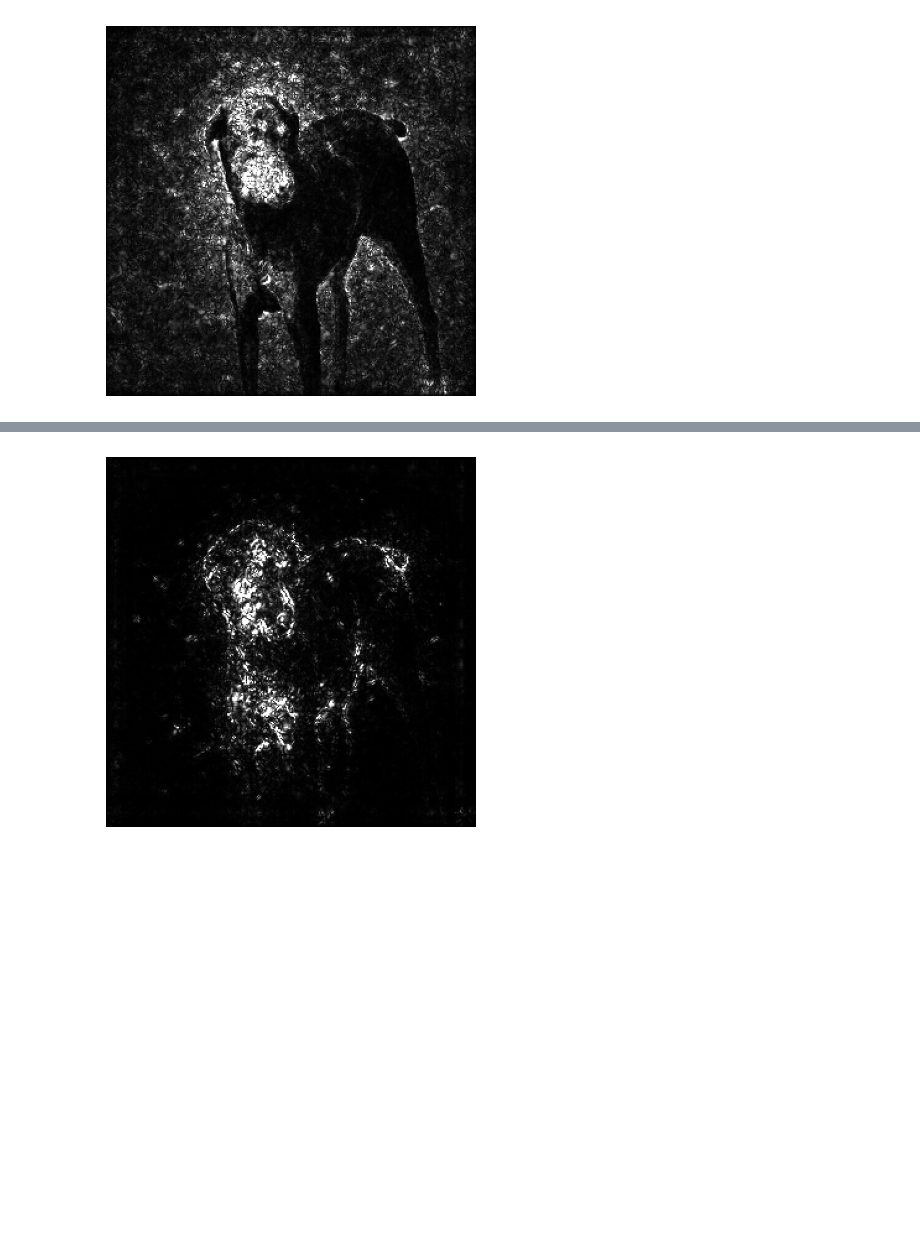
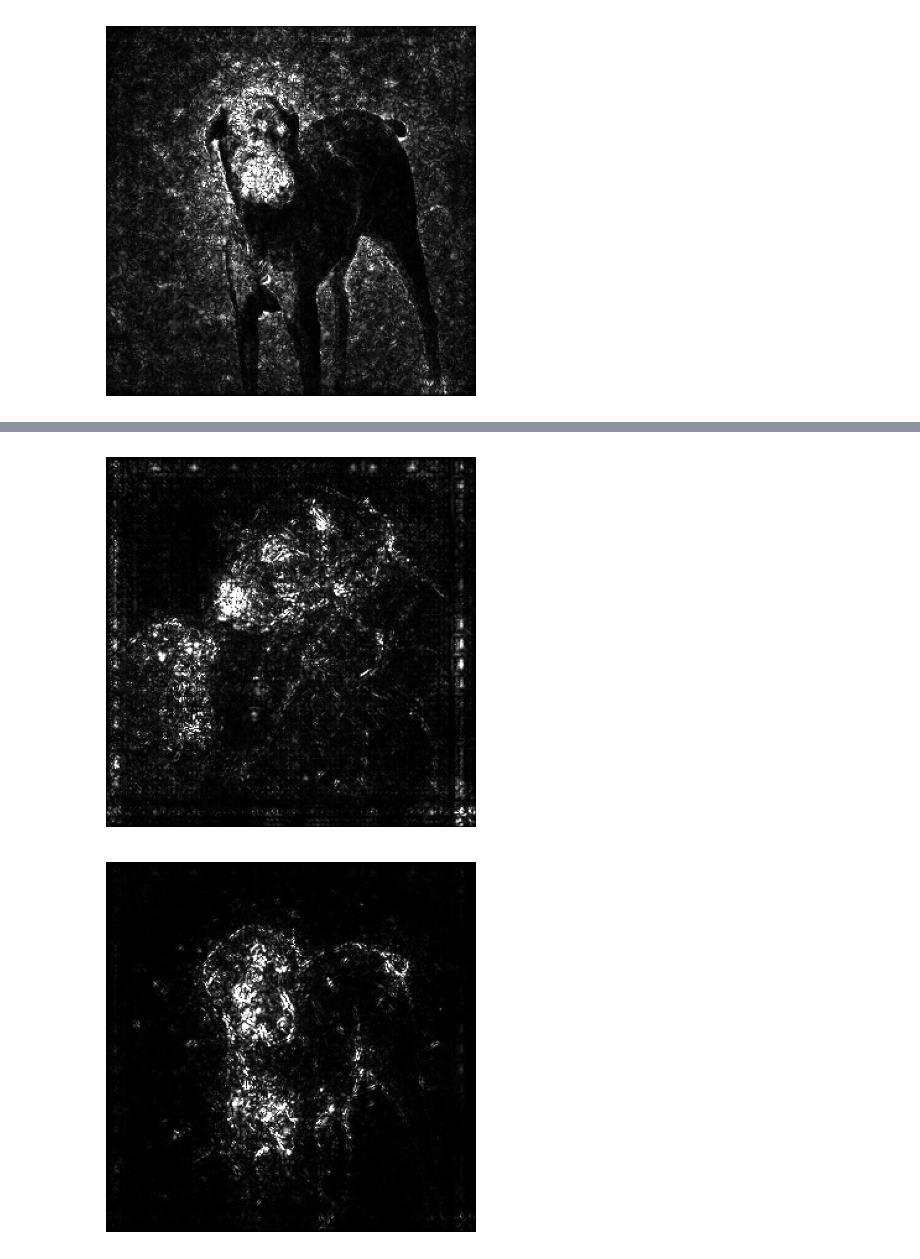
Before and after one commit to ShreeSinghi/TMLR-IDGI, a Jupyter notebook: implementation.ipynb, the cells around one changed output, grey strips where cells are left out. Drawn from its saved outputs; the diff is of its cells as text; code cells hidden in the pictures; blank space fills up the shorter version.

```diff
--- a/implementation.ipynb
+++ b/implementation.ipynb
@@ -96,2 +145,6 @@ ShowGrayscaleImage(saliency.VisualizeImageGrayscale(saliency_IG[0]))
+# %%
+ShowGrayscaleImage(saliency.VisualizeImageGrayscale(saliency_IDGI2[1]))
+# %% [output]
+[figure, added]
 # %%
 def IDGI(model, sequence, class_idxs):
```
Also changed, not shown: parts of 16 cells of this notebook, 21 other files.
